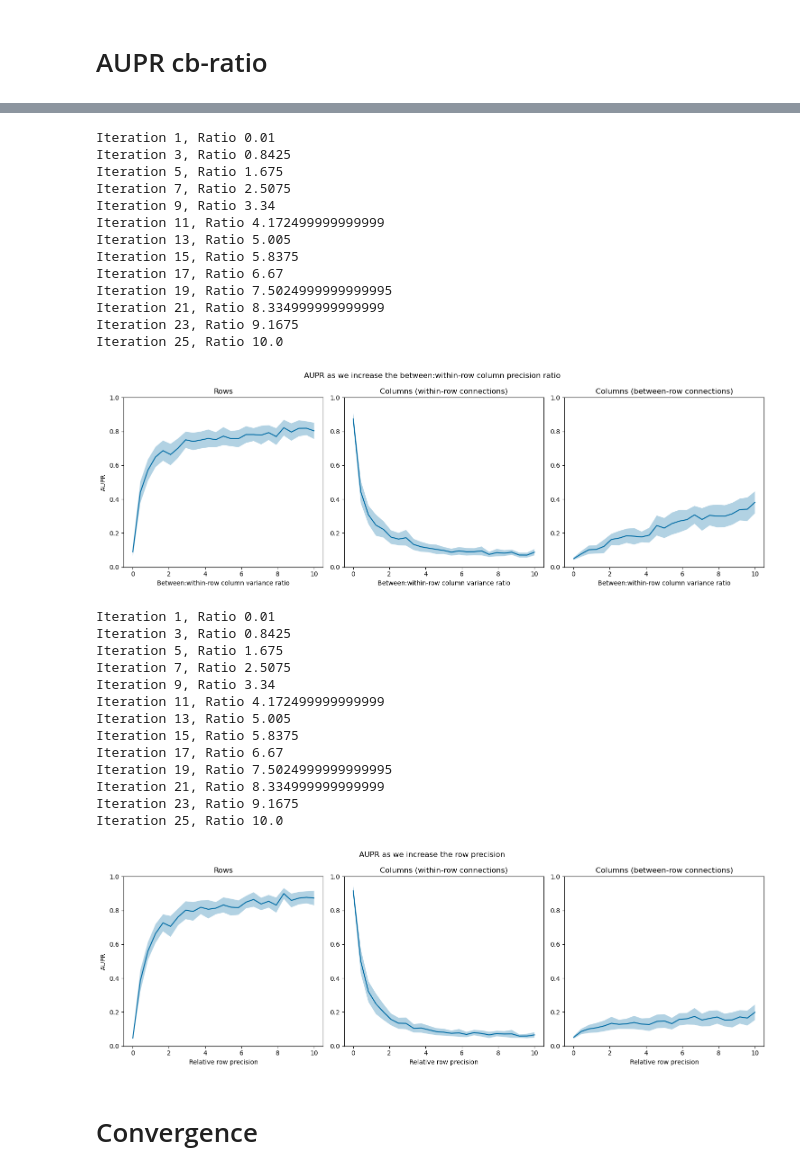
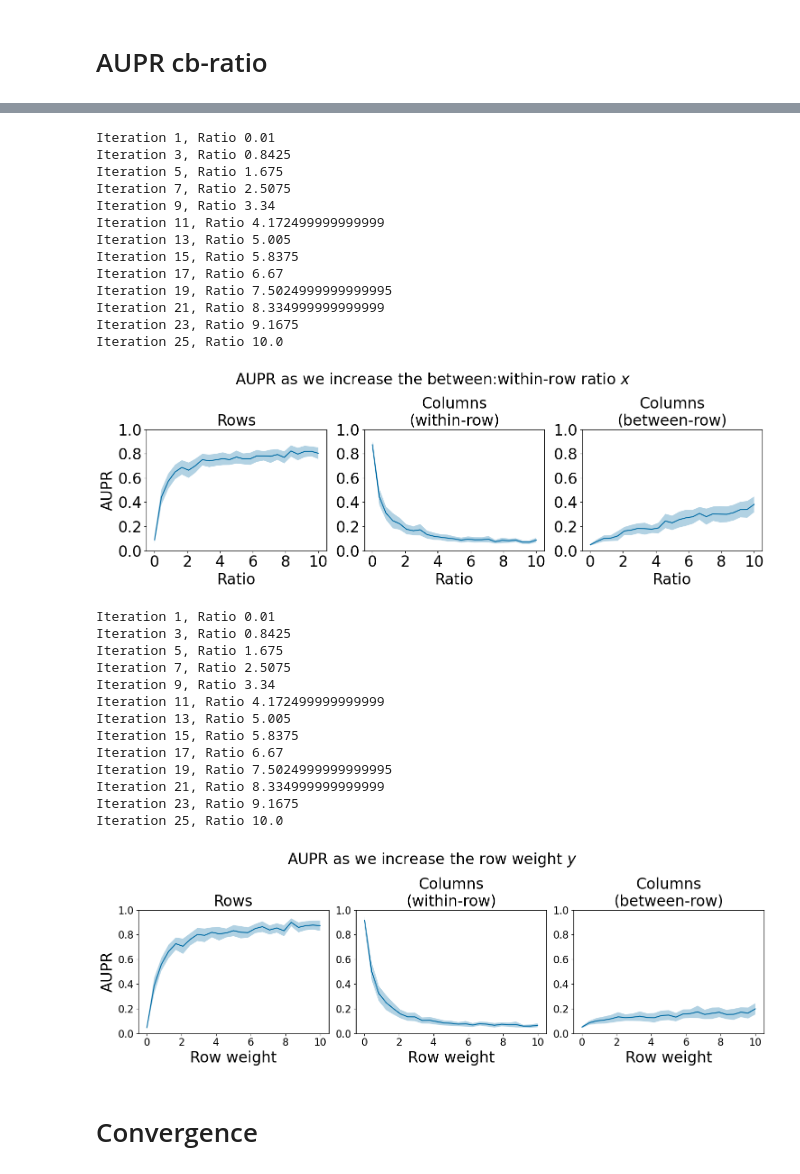
Before and after one commit to BaileyAndrew/Strong-Product-Model, a Jupyter notebook: synthetic.ipynb, the cells around one changed output, grey strips where cells are left out. Saved outputs shown, nothing was run; the diff lists cells and outputs as text; code cells hidden in the pictures.

```diff
--- a/synthetic.ipynb
+++ b/synthetic.ipynb
@@ -1002,13 +1161,13 @@ for i, cb_ratio in enumerate(cb_ratios):
 fig, (ax1, ax2, ax3) = plt.subplots(ncols=3, figsize=(15, 5))
 ax1.plot(cb_ratios, aus_1, label="Rows")
 ax1.set_title("Rows")
-ax2.plot(cb_ratios, aus_2w, label="Columns (within-row connections)")
-ax2.set_title("Columns (within-row connections)")
-ax3.plot(cb_ratios, aus_2b, label="Columns (between-row connections)")
-ax3.set_title("Columns (between-row connections)")
-ax1.set_xlabel("Between:within-row column variance ratio")
-ax2.set_xlabel("Between:within-row column variance ratio")
-ax3.set_xlabel("Between:within-row column variance ratio")
+ax2.plot(cb_ratios, aus_2w, label="Columns (within-row)")
+ax2.set_title("Columns\n(within-row)")
+ax3.plot(cb_ratios, aus_2b, label="Columns (between-row)")
+ax3.set_title("Columns\n(between-row)")
+ax1.set_xlabel("Ratio")
+ax2.set_xlabel("Ratio")
+ax3.set_xlabel("Ratio")
 ax1.set_ylabel("AUPR")
 
 ax1.fill_between(
@@ -1024,35 +1183,41 @@ ax2.fill_between(
     alpha=0.3
 )
 ax3.fill_between(
     cb_ratios,
     np.array(aus_2b) - np.sqrt(np.array(aus_2b_var)),
     np.array(aus_2b) + np.sqrt(np.array(aus_2b_var)),
     alpha=0.3
 )
 
 ax1.set_ylim(0, 1)
 ax2.set_ylim(0, 1)
 ax3.set_ylim(0, 1)
 
-fig.suptitle("AUPR as we increase the between:within-row column precision ratio")
+# Increase font size
+for ax in [ax1, ax2, ax3]:
+    for item in ([ax.title, ax.xaxis.label, ax.yaxis.label] +
+                 ax.get_xticklabels() + ax.get_yticklabels()):
+        item.set_fontsize(24)
+
+fig.suptitle("AUPR as we increase the between:within-row ratio $x$", size=24)
 fig.tight_layout()
 
 fig.savefig('./out_figs/synthetic/bw-ratio-change.pdf', bbox_inches="tight")
 # %% [output]
 Iteration 1, Ratio 0.01
 Iteration 3, Ratio 0.8425
 Iteration 5, Ratio 1.675
 Iteration 7, Ratio 2.5075
 Iteration 9, Ratio 3.34
 Iteration 11, Ratio 4.172499999999999
 Iteration 13, Ratio 5.005
 Iteration 15, Ratio 5.8375
 Iteration 17, Ratio 6.67
 Iteration 19, Ratio 7.5024999999999995
 Iteration 21, Ratio 8.334999999999999
 Iteration 23, Ratio 9.1675
 Iteration 25, Ratio 10.0
-[figure, old version]
+[figure, new version]
 # %%
 random.seed(SEED)
 np.random.seed(SEED)
@@ -1097,13 +1262,13 @@ for i, row_ratio in enumerate(row_ratios):
 fig, (ax1, ax2, ax3) = plt.subplots(ncols=3, figsize=(15, 5))
 ax1.plot(row_ratios, aus_1, label="Rows")
 ax1.set_title("Rows")
-ax2.plot(row_ratios, aus_2w, label="Columns (within-row connections)")
-ax2.set_title("Columns (within-row connections)")
-ax3.plot(row_ratios, aus_2b, label="Columns (between-row connections)")
-ax3.set_title("Columns (between-row connections)")
-ax1.set_xlabel("Relative row precision")
-ax2.set_xlabel("Relative row precision")
-ax3.set_xlabel("Relative row precision")
+ax2.plot(row_ratios, aus_2w, label="Columns (within-row)")
+ax2.set_title("Columns\n(within-row)")
+ax3.plot(row_ratios, aus_2b, label="Columns (between-row)")
+ax3.set_title("Columns\n(between-row)")
+ax1.set_xlabel("Row weight")
+ax2.set_xlabel("Row weight")
+ax3.set_xlabel("Row weight")
 ax1.set_ylabel("AUPR")
 
 ax1.fill_between(
@@ -1129,7 +1294,14 @@ ax1.set_ylim(0, 1)
 ax2.set_ylim(0, 1)
 ax3.set_ylim(0, 1)
 
-fig.suptitle("AUPR as we increase the row precision")
+# Increase font size
+for ax in [ax1, ax2, ax3]:
+    for item in ([ax.title, ax.xaxis.label, ax.yaxis.label]):
+        item.set_fontsize(24)
+    for item in ax.get_xticklabels() + ax.get_yticklabels():
+        item.set_fontsize(16)
+
+fig.suptitle("AUPR as we increase the row weight $y$", size=24)
 fig.tight_layout()
 
 fig.savefig('./out_figs/synthetic/row-precision-increase.pdf', bbox_inches="tight")
@@ -1147,4 +1319,4 @@ Iteration 19, Ratio 7.5024999999999995
 Iteration 21, Ratio 8.334999999999999
 Iteration 23, Ratio 9.1675
 Iteration 25, Ratio 10.0
-[figure, old version]
+[figure, new version]
```
Also changed, not shown: parts of 11 cells of this notebook, 5 other files.
